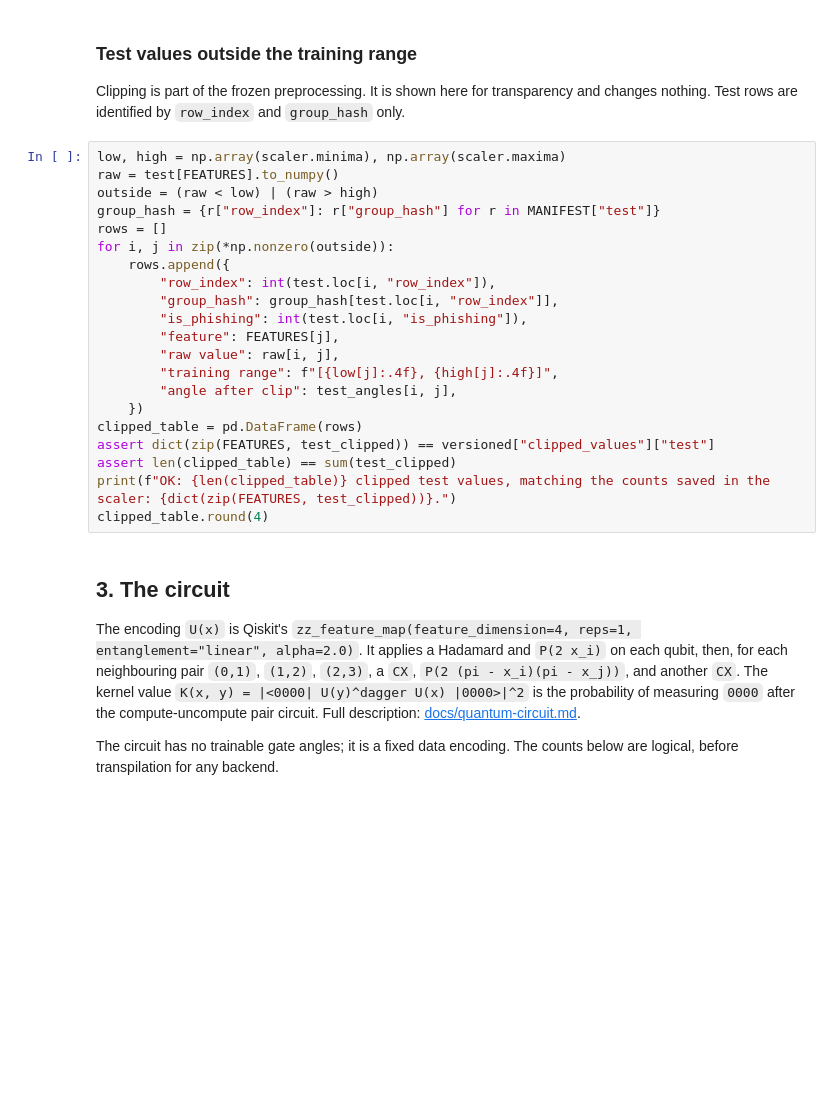
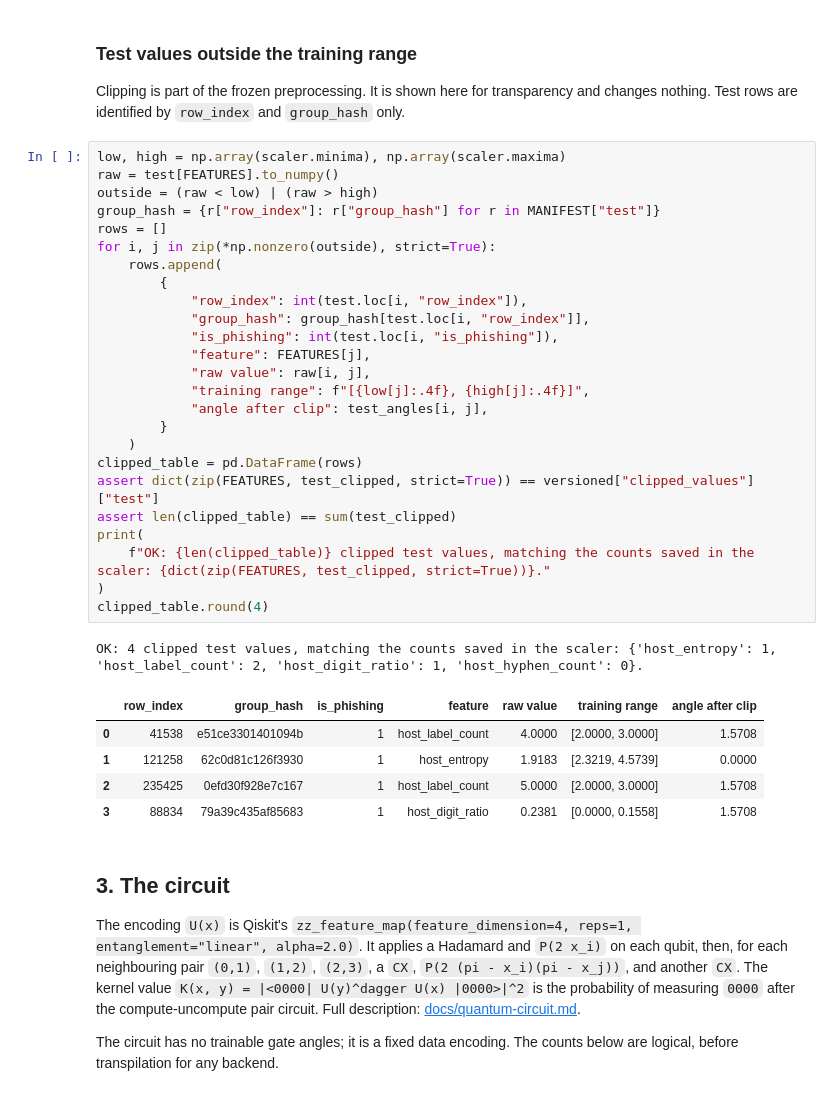
Before and after one commit to GuilhermeLossio/Vigilantia, a Jupyter notebook: notebooks/02-features-scaling-and-kernel.ipynb, the cells around one changed output. Cells and saved outputs as stored; diff of their text form; blank space fills up the shorter version.

```diff
--- a/notebooks/02-features-scaling-and-kernel.ipynb
+++ b/notebooks/02-features-scaling-and-kernel.ipynb
@@ -195,24 +299,35 @@ Clipping is part of the frozen preprocessing. It is shown here for transparency
 # %%
 low, high = np.array(scaler.minima), np.array(scaler.maxima)
 raw = test[FEATURES].to_numpy()
 outside = (raw < low) | (raw > high)
 group_hash = {r["row_index"]: r["group_hash"] for r in MANIFEST["test"]}
 rows = []
-for i, j in zip(*np.nonzero(outside)):
-    rows.append({
-        "row_index": int(test.loc[i, "row_index"]),
-        "group_hash": group_hash[test.loc[i, "row_index"]],
-        "is_phishing": int(test.loc[i, "is_phishing"]),
-        "feature": FEATURES[j],
-        "raw value": raw[i, j],
-        "training range": f"[{low[j]:.4f}, {high[j]:.4f}]",
-        "angle after clip": test_angles[i, j],
-    })
+for i, j in zip(*np.nonzero(outside), strict=True):
+    rows.append(
+        {
+            "row_index": int(test.loc[i, "row_index"]),
+            "group_hash": group_hash[test.loc[i, "row_index"]],
+            "is_phishing": int(test.loc[i, "is_phishing"]),
+            "feature": FEATURES[j],
+            "raw value": raw[i, j],
+            "training range": f"[{low[j]:.4f}, {high[j]:.4f}]",
+            "angle after clip": test_angles[i, j],
+        }
+    )
 clipped_table = pd.DataFrame(rows)
-assert dict(zip(FEATURES, test_clipped)) == versioned["clipped_values"]["test"]
+assert dict(zip(FEATURES, test_clipped, strict=True)) == versioned["clipped_values"]["test"]
 assert len(clipped_table) == sum(test_clipped)
-print(f"OK: {len(clipped_table)} clipped test values, matching the counts saved in the scaler: {dict(zip(FEATURES, test_clipped))}.")
+print(
+    f"OK: {len(clipped_table)} clipped test values, matching the counts saved in the scaler: {dict(zip(FEATURES, test_clipped, strict=True))}."
+)
 clipped_table.round(4)
+# %% [output]
+OK: 4 clipped test values, matching the counts saved in the scaler: {'host_entropy': 1, 'host_label_count': 2, 'host_digit_ratio': 1, 'host_hyphen_count': 0}.
+|  | row_index | group_hash | is_phishing | feature | raw value | training range | angle after clip |
+| 0 | 41538 | e51ce3301401094b | 1 | host_label_count | 4.0000 | [2.0000, 3.0000] | 1.5708 |
+| 1 | 121258 | 62c0d81c126f3930 | 1 | host_entropy | 1.9183 | [2.3219, 4.5739] | 0.0000 |
+| 2 | 235425 | 0efd30f928e7c167 | 1 | host_label_count | 5.0000 | [2.0000, 3.0000] | 1.5708 |
+| 3 | 88834 | 79a39c435af85683 | 1 | host_digit_ratio | 0.2381 | [0.0000, 0.1558] | 1.5708 |
 # %% [markdown]
 ## 3. The circuit
 
```
Also changed, not shown: parts of 14 cells of this notebook, 15 other files.
